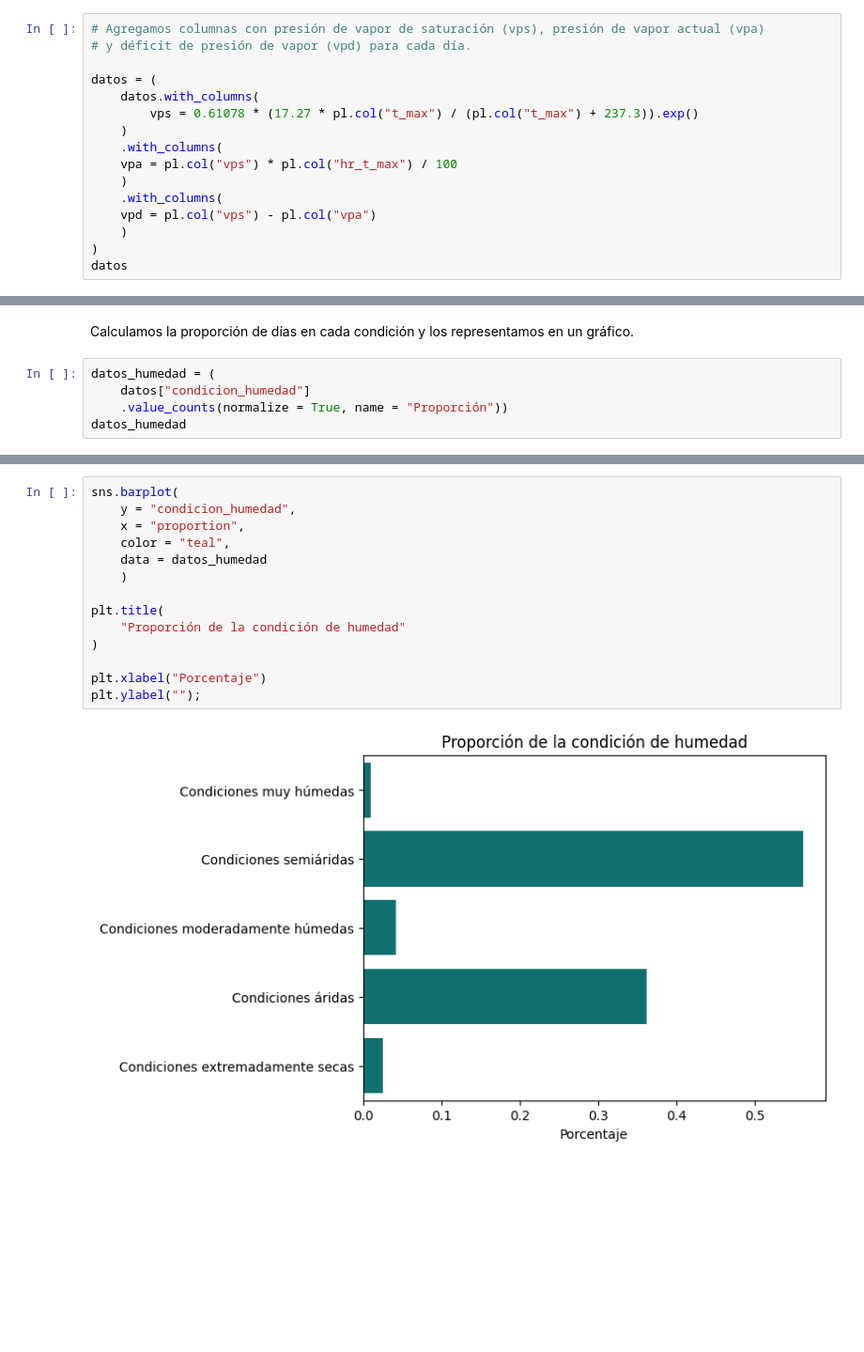
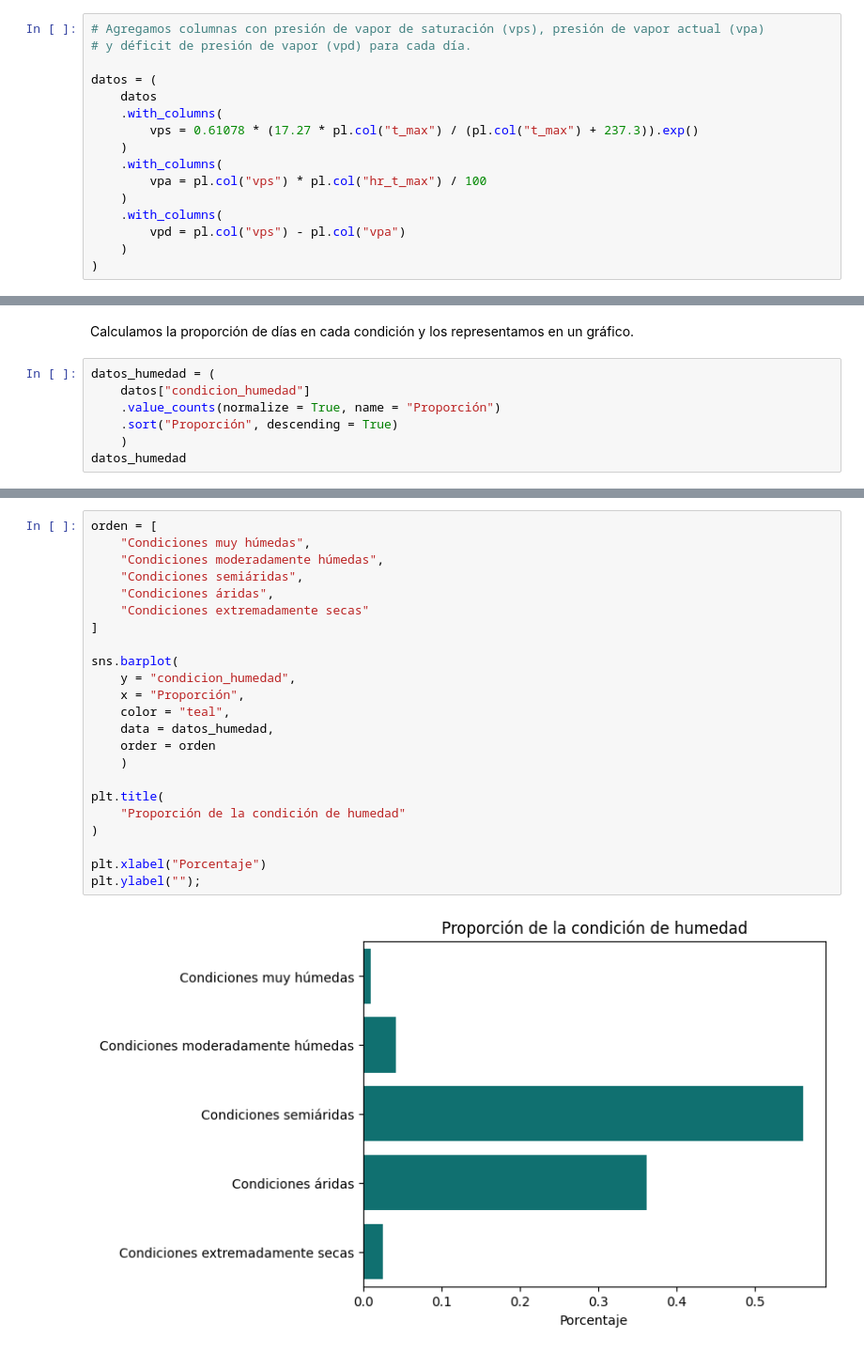
Before and after one commit to luciacordoba14/TP1-Python, a Jupyter notebook: Codigo.ipynb, the cells around one changed output, grey strips where cells are left out. Shown at 94% size. Drawn from its saved outputs; the diff is of its cells as text; blank space fills up the shorter version.

```diff
--- a/Codigo.ipynb
+++ b/Codigo.ipynb
@@ -604,14 +619,14 @@ Calculamos el déficit de presión de vapor en el momento que se registró la te
 # y déficit de presión de vapor (vpd) para cada día.
 
 datos = (
-    datos.with_columns(
+    datos
+    .with_columns(
         vps = 0.61078 * (17.27 * pl.col("t_max") / (pl.col("t_max") + 237.3)).exp()
     )
     .with_columns(
-    vpa = pl.col("vps") * pl.col("hr_t_max") / 100
+        vpa = pl.col("vps") * pl.col("hr_t_max") / 100
     )
     .with_columns(
-    vpd = pl.col("vps") - pl.col("vpa")
+        vpd = pl.col("vps") - pl.col("vpa")
     )
 )
-datos
@@ -675,6 +659,8 @@ Calculamos la proporción de días en cada condición y los representamos en un
 # %%
 datos_humedad = (
     datos["condicion_humedad"]
-    .value_counts(normalize = True, name = "Proporción"))
+    .value_counts(normalize = True, name = "Proporción")
+    .sort("Proporción", descending = True)
+    )
 datos_humedad
 # %% [output]
@@ -682,16 +679,25 @@ InvalidOperationError: mul operation not supported for dtypes `str` and `str`
 # %%
+orden = [
+    "Condiciones muy húmedas",
+    "Condiciones moderadamente húmedas",
+    "Condiciones semiáridas",
+    "Condiciones áridas",
+    "Condiciones extremadamente secas"
+]
+
 sns.barplot(
     y = "condicion_humedad",
-    x = "proportion",
+    x = "Proporción",
     color = "teal",
-    data = datos_humedad
+    data = datos_humedad,
+    order = orden
     )
 
 plt.title(
     "Proporción de la condición de humedad"
 )
 
 plt.xlabel("Porcentaje")
 plt.ylabel("");
 # %% [output]
-[figure, old version]
+[figure, new version]
```
Also changed, not shown: parts of 39 cells of this notebook.
